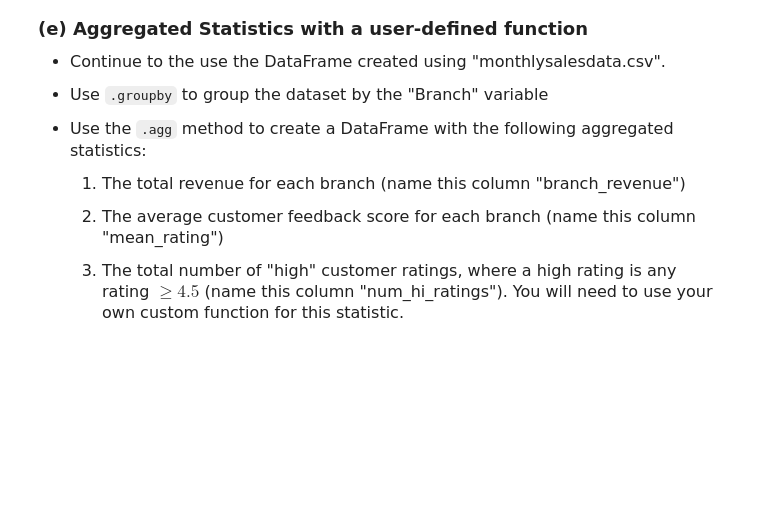
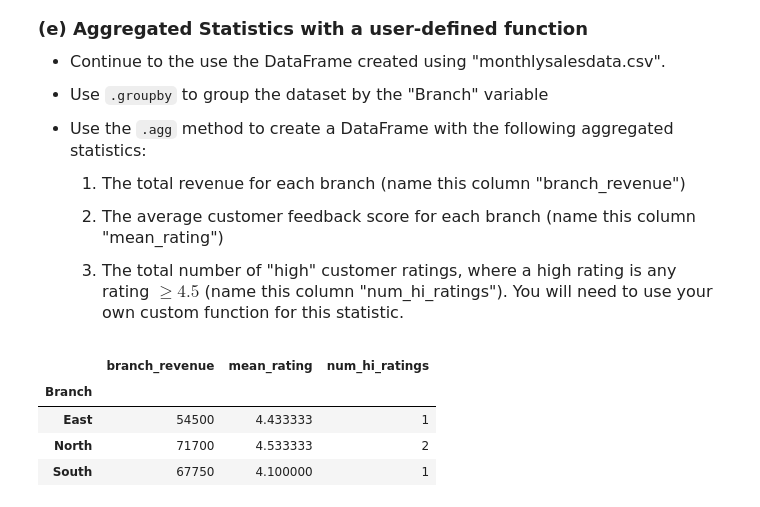
Before and after one commit to larissay23/datasci151spring2026, a Jupyter notebook: _assignments/assignment_9/Assignment9.ipynb, the cells around one changed output. Saved outputs shown, nothing was run; the diff lists cells and outputs as text; code cells hidden in the pictures; blank space fills up the shorter version.

```diff
--- a/_assignments/assignment_9/Assignment9.ipynb
+++ b/_assignments/assignment_9/Assignment9.ipynb
@@ -164,3 +179,14 @@ $$\textrm{cost per rating} = \frac{\textrm{wage in euros}}{\textrm{overall ratin
 - Print the resulting DataFrame to the screen. Since the number of units is a whole number, and the mean revenue is in terms of money, ensure the printed DataFrame is rounded to two digits.
 # %%
 # your code here
+df_sales = pd.read_csv("data/monthlysalesdata.csv")
+#display(df_sales)
+category_group = df_sales.groupby(by = "Category")
+
+sales_stats = category_group.agg(
+    total_units = ("Units Sold", "sum"),
+    mean_revenue = ("Revenue ($)", "mean")
+)
+
+sales_stats = sales_stats.round(2)
+print(sales_stats)
@@ -184,3 +216,21 @@ $$\textrm{cost per rating} = \frac{\textrm{wage in euros}}{\textrm{overall ratin
     3. The total number of "high" customer ratings, where a high rating is any rating $\geq 4.5$ (name this column "num_hi_ratings"). You will need to use your own custom function for this statistic.
 # %%
 # your code here
+#display(df_sales)
+branch_group = df_sales.groupby(by = "Branch")
+
+def count_hi_ratings(rating):
+    return (rating >= 4.5).sum()
+
+branch_stats = branch_group.agg(
+    branch_revenue = ("Revenue ($)", "sum"),
+    mean_rating = ("Customer Feedback (1-5)", "mean"),
+    num_hi_ratings = ("Customer Feedback (1-5)", count_hi_ratings)
+)
+display(branch_stats)
+# %% [output]
+|  | branch_revenue | mean_rating | num_hi_ratings |
+| Branch |  |  |  |
+| East | 54500 | 4.433333 | 1 |
+| North | 71700 | 4.533333 | 2 |
+| South | 67750 | 4.100000 | 1 |
```
Also changed, not shown: parts of 3 cells of this notebook.
